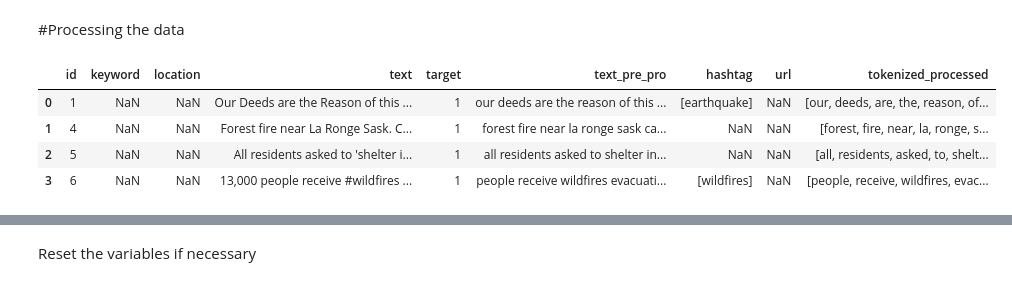
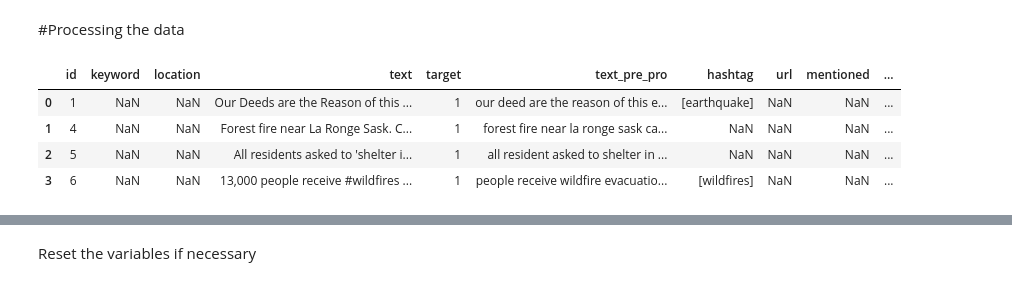
Before and after one commit to Mikail1010/AI-ML-contests, a Jupyter notebook: NLP for Disaster Tweets/Pre_Processing_tweets.ipynb, the cells around one changed output, grey strips where cells are left out. Cells and saved outputs as stored; diff of their text form; code cells hidden in the pictures.

```diff
--- a/NLP for Disaster Tweets/Pre_Processing_tweets.ipynb
+++ b/NLP for Disaster Tweets/Pre_Processing_tweets.ipynb
@@ -99,8 +125,19 @@ def Extracthashtag(text):
       hashtag[idx] = re.sub('[%s]' % re.escape(string.punctuation), '', i)
   return hashtag
 
+# To extract Mentioned Names as a seperate feature
+def ExtractMentioned(text):
+  match = re.findall('@\S+', text)
+  if match == []:
+    mentioned = np.nan
+  else:
+    mentioned = match
+    for idx, i in enumerate(mentioned):
+      mentioned[idx] = re.sub('[@]' , '', i)
+  return mentioned
+
 # To perfrom tweets specific text processing
-def FixCommonTweetErrors(text, remove_hashtag):
+def FixCommonTweetErrors(text, remove_hashtag, remove_mentioned):
   # To expand contracted words
   def expand_contractions(text):
     for keys,vals in contractions_dict.items():
@@ -114,6 +151,9 @@ def FixCommonTweetErrors(text, remove_hashtag):
   # To remove hashtaged words from text if necessary
   if remove_hashtag:
     text = re.sub('#\S+', '', text)
+  if remove_mentioned:
+    text = re.sub('@\S+', '', text)
+
 
   text = contract_repetitions(text)
   text = expand_contractions(text)
@@ -127,6 +167,7 @@ def BasicTextProcessing(text, remove_url, lower_text_case,
   # To remove url, nos and punctutation and convert to lower case if necessary
   if remove_url:
     text = re.sub('https?://\S+|www\.\S+', '', text)
+
   if lower_text_case:
     text = text.lower()
   text = re.sub('\\n', '', text)
@@ -136,9 +177,12 @@ def BasicTextProcessing(text, remove_url, lower_text_case,
   text = re.sub('&gt;', '', text)
   if remove_nos:
     text = re.sub('\d+', '', text)
-  if remove_punctutation:
-    text = re.sub('[%s]' % re.escape(string.punctuation), '', text)
 
+
+  return text
+
+def RemovePunctutation(text):
+  text = re.sub('[%s]' % re.escape(string.punctuation), '', text)
   return text
 
 #   text = re.sub('\[.*?\]', '', text)
@@ -148,6 +192,7 @@ def BasicTextProcessing(text, remove_url, lower_text_case,
 tokenizer=nltk.tokenize.RegexpTokenizer(r'\w+')
 
 # Downloading Stopwords
+
 def LoadStopwords():
   nltk.download('stopwords')
   stopwords.words('english')
@@ -162,6 +207,13 @@ def RemoveStopwords(text):
 def CombineText(list_of_text):
     combined_text = ' '.join(list_of_text)
     return combined_text
+
+def StemWords(text, stemmer):
+  text = " ".join([stemmer.stem(word) for word in text.split()])
+  return text
+
+def LemmatizeWords(text,lemmatizer):
+    return " ".join([lemmatizer.lemmatize(word) for word in text.split()])
 # %% [markdown]
 #Pipeline
 # %% [markdown]
@@ -207,21 +277,23 @@ def CleanTextData(Data, remove_url=True, extract_url=False, remove_punctutation=
 # %%
 Tweets_PreProcessed = CleanTextData(Tweets, extract_hashtag=True,
                                         fix_common_tweet_errors=True,
                                         extract_url = True,
-
+                                        remove_mentioned=True,
+                                        stem_words=False,
+                                        lemmatize_words=True
                                         )
 
 # Some ids of tweets which can be used to check if the prrocssing had the inteded
 # effect on the tweets
-# listofid = [28, 158, 220, 232, 1722]
+# listofid = [28, 109, 158, 220, 232, 1722]
 
 # for i in listofid:
-#   print(Tweets_PreProcessed.loc[Tweets_PreProcessed['id'] == i, ['text', 'text_pre_pro']])
+#   print(Tweets_PreProcessed.loc[Tweets_PreProcessed['id'] == i, ['text', 'text_pre_pro', 'mentioned']])
 
 Tweets_PreProcessed.head(4)
 # %% [output]
-|  | id | keyword | location | text | target | text_pre_pro | hashtag | url | tokenized_processed |
-| 0 | 1 | NaN | NaN | Our Deeds are the Reason of this ... | 1 | our deeds are the reason of this ... | [earthquake] | NaN | [our, deeds, are, the, reason, of... |
-| 1 | 4 | NaN | NaN | Forest fire near La Ronge Sask. C... | 1 | forest fire near la ronge sask ca... | NaN | NaN | [forest, fire, near, la, ronge, s... |
-| 2 | 5 | NaN | NaN | All residents asked to 'shelter i... | 1 | all residents asked to shelter in... | NaN | NaN | [all, residents, asked, to, shelt... |
-| 3 | 6 | NaN | NaN | 13,000 people receive #wildfires ... | 1 | people receive wildfires evacuati... | [wildfires] | NaN | [people, receive, wildfires, evac... |
+|  | id | keyword | location | text | target | text_pre_pro | hashtag | url | mentioned | ... |
+| 0 | 1 | NaN | NaN | Our Deeds are the Reason of this ... | 1 | our deed are the reason of this e... | [earthquake] | NaN | NaN | ... |
+| 1 | 4 | NaN | NaN | Forest fire near La Ronge Sask. C... | 1 | forest fire near la ronge sask ca... | NaN | NaN | NaN | ... |
+| 2 | 5 | NaN | NaN | All residents asked to 'shelter i... | 1 | all resident asked to shelter in ... | NaN | NaN | NaN | ... |
+| 3 | 6 | NaN | NaN | 13,000 people receive #wildfires ... | 1 | people receive wildfire evacuatio... | [wildfires] | NaN | NaN | ... |
```
Also changed, not shown: parts of 10 cells of this notebook.
